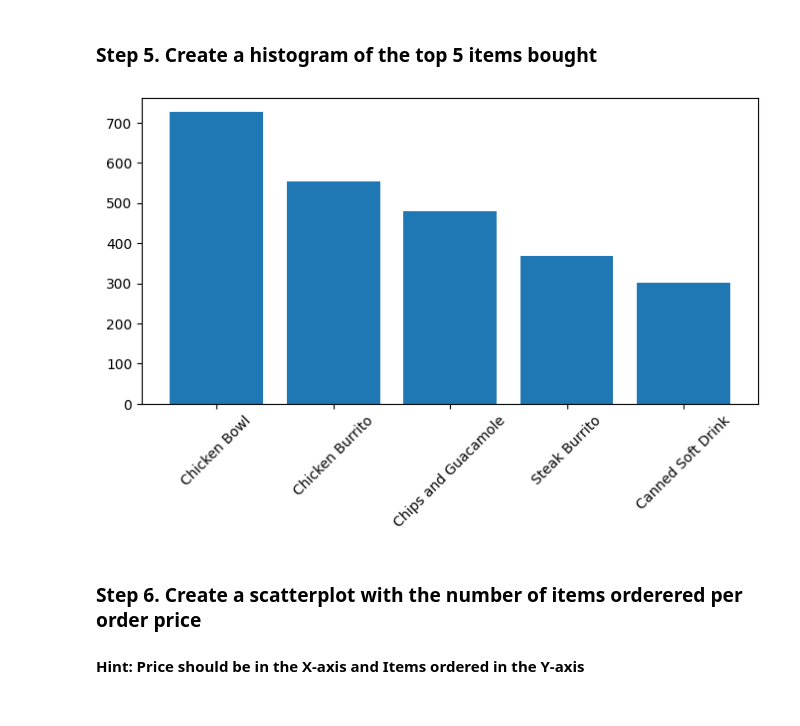
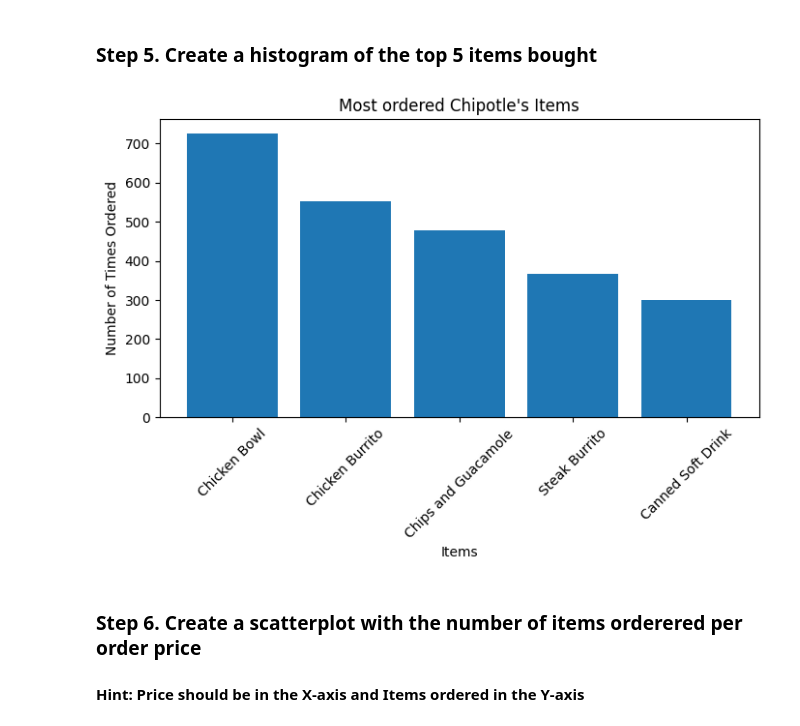
Before and after one commit to hanbiphyun/ESSA_YB, a Jupyter notebook: YB_0919(1)_exercises_chipotle_exercises.ipynb, the cells around one changed output. Drawn from its saved outputs; the diff is of its cells as text; code cells hidden in the pictures.

```diff
--- a/YB_0919(1)_exercises_chipotle_exercises.ipynb
+++ b/YB_0919(1)_exercises_chipotle_exercises.ipynb
@@ -41,11 +41,14 @@ chipo.head(10)
 # %%
 top5=chipo['item_name'].value_counts().head(5)
 plt.figure(figsize=(8,4))
 plt.bar(top5.index, top5.values)
+plt.xlabel('Items')
+plt.ylabel('Number of Times Ordered')
+plt.title('Most ordered Chipotle\'s Items')
 plt.xticks(rotation=45)
 plt.show()
 # %% [output]
-[figure, old version]
+[figure, new version]
 # %% [markdown]
 ### Step 6. Create a scatterplot with the number of items orderered per order price
 #### Hint: Price should be in the X-axis and Items ordered in the Y-axis
```
Also changed, not shown: parts of 3 cells of this notebook.
